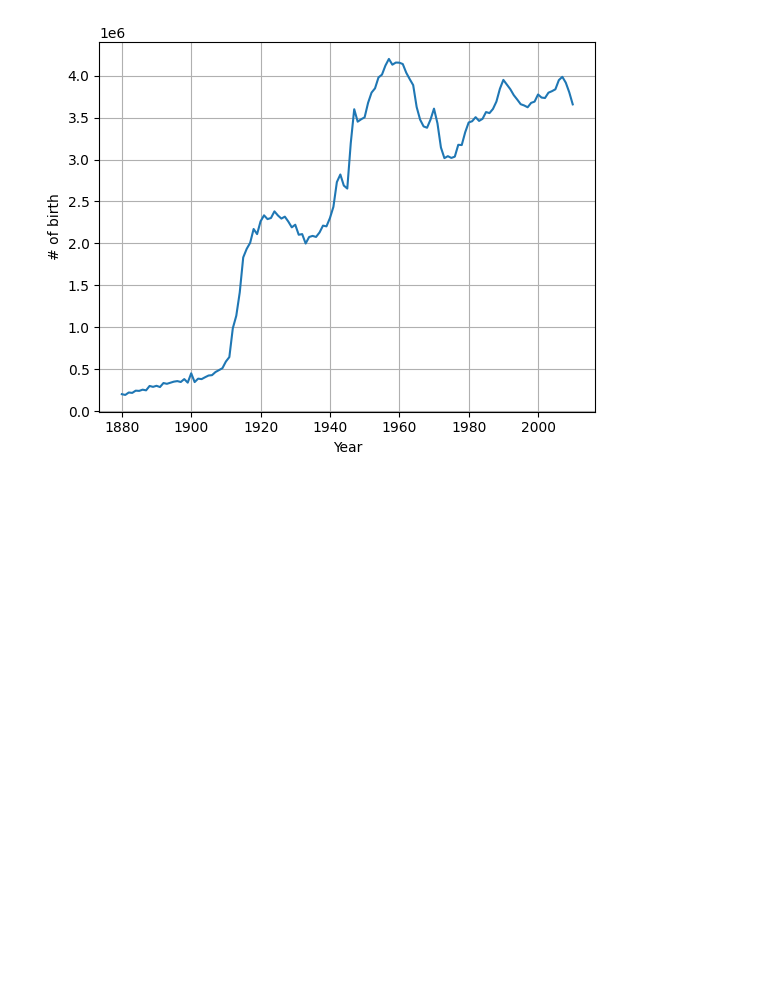
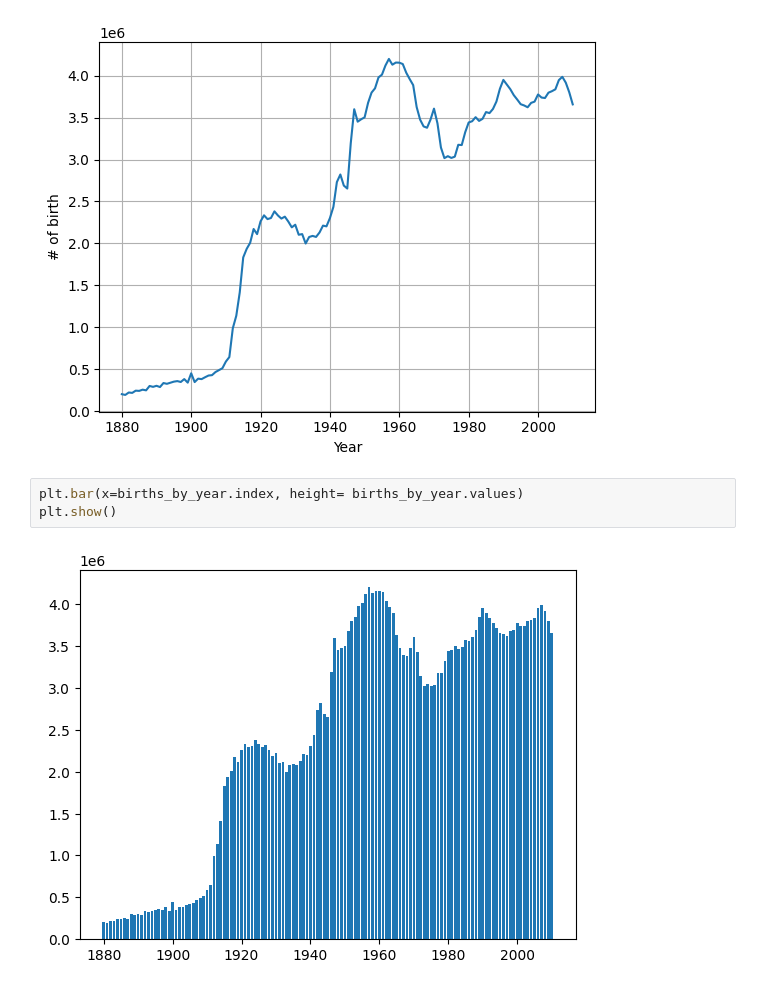
Before and after one commit to baesaa0304/StudyIT, a Jupyter notebook: py19_yob.ipynb, the cells around one changed output. Drawn from its saved outputs; the diff is of its cells as text; blank space fills up the shorter version.

```diff
--- a/py19_yob.ipynb
+++ b/py19_yob.ipynb
@@ -158,3 +158,8 @@ plt.ylabel('# of birth')
 plt.show()
 # %% [output]
 [figure]
+# %%
+plt.bar(x=births_by_year.index, height= births_by_year.values)
+plt.show()
+# %% [output]
+[figure, added]
```
Also changed, not shown: parts of 9 cells of this notebook.
